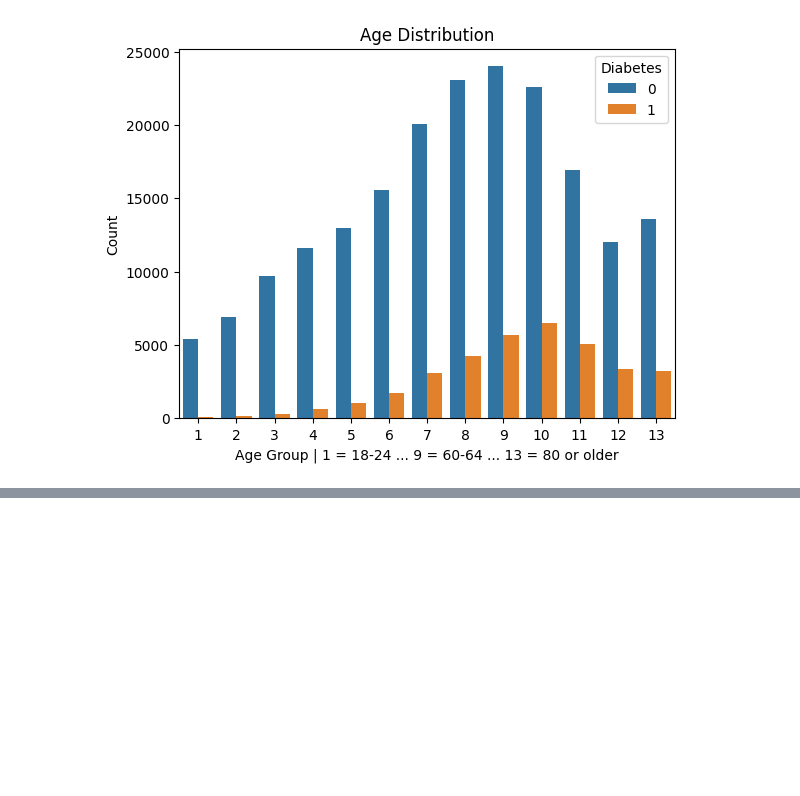
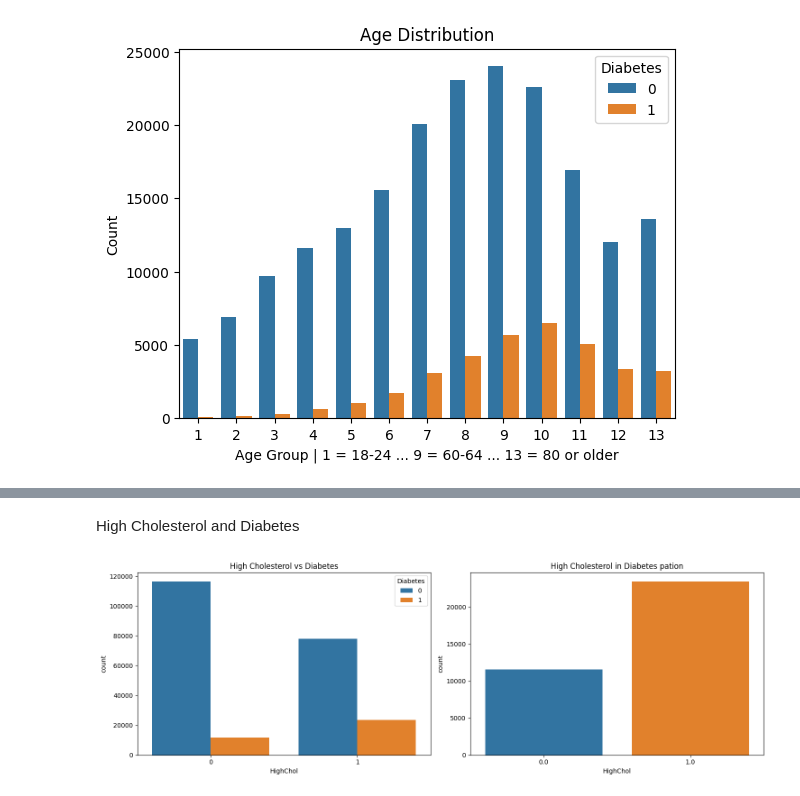
Before and after one commit to Payal2000/Diabetes_Prediction, a Jupyter notebook: Diabetes_Study.ipynb, the cells around one changed output, grey strips where cells are left out. Drawn from its saved outputs; the diff is of its cells as text; code cells hidden in the pictures; blank space fills up the shorter version.

```diff
--- a/Diabetes_Study.ipynb
+++ b/Diabetes_Study.ipynb
@@ -154,0 +172,22 @@ plt.show()# Display the count plot
+# %% [markdown]
+High Cholesterol and Diabetes
+# %%
+# HighChol and Diabetes
+fig,ax = plt.subplots(1,2,figsize=(15,5))
+# Create a figure with one row and two columns of subplots (side by side)
+# figsize sets the size of the figure
+
+# First subplot (ax[0])
+sns.countplot(x='HighChol', data=df, hue='Diabetes', ax=ax[0]).set_title('High Cholesterol vs Diabetes')
+# Create a count plot for 'HighChol' and 'Diabetes' using the entire DataFrame
+# Set the title of the first subplot
+
+# Second subplot (ax[1])
+sns.countplot(x='HighChol', data=Diabetics, ax=ax[1]).set_title('High Cholesterol in Diabetes pation')
+# Create a count plot for 'HighChol' among only diabetic patients
+# Set the title of the second subplot
+
+plt.tight_layout()  # Adjust the spacing between subplots
+plt.show()  # Display the figure with subplots
+# %% [output]
+[figure, added]
```
Also changed, not shown: parts of 5 cells of this notebook.
